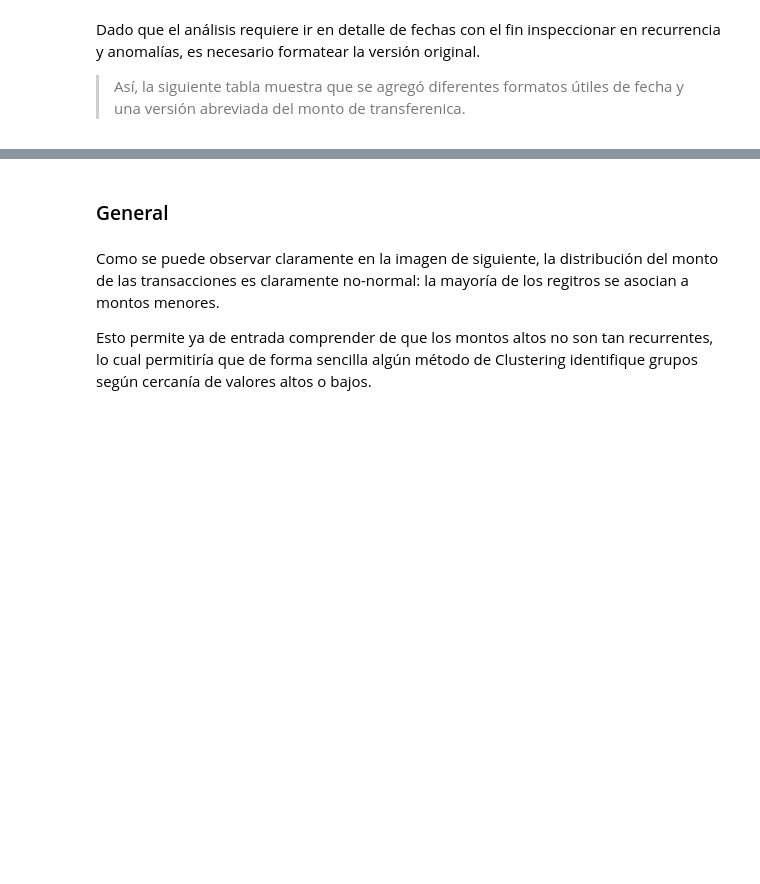
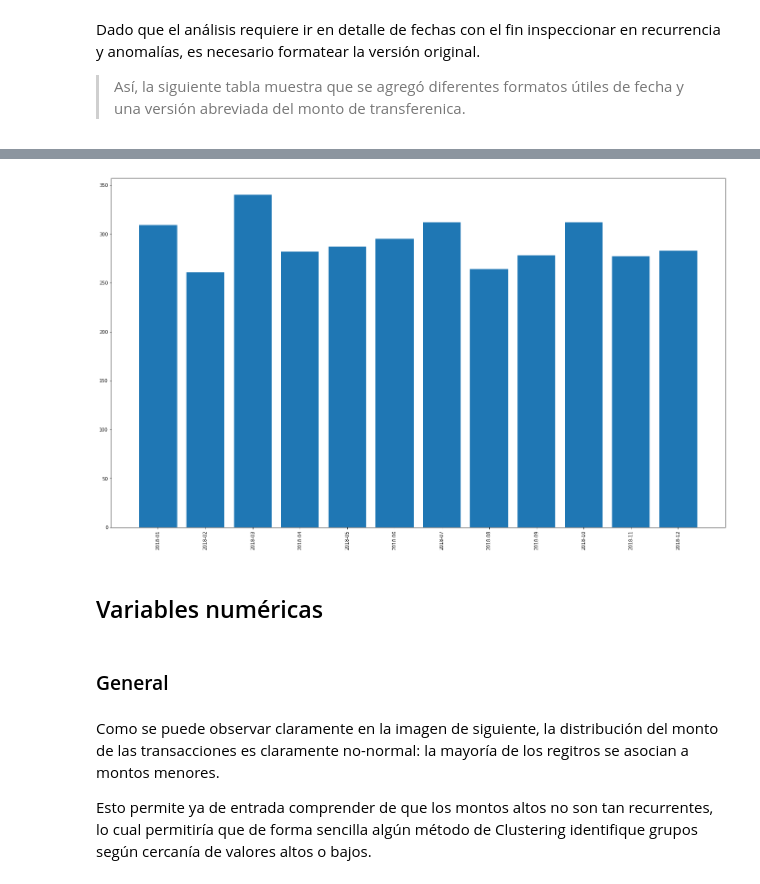
Before and after one commit to davidignacioam/practical_test_sura, a Jupyter notebook: Parte I - Prueba Técnica.ipynb, the cells around one changed output, grey strips where cells are left out. Drawn from its saved outputs; the diff is of its cells as text; code cells hidden in the pictures; blank space fills up the shorter version.

```diff
--- a/Parte I - Prueba Técnica.ipynb
+++ b/Parte I - Prueba Técnica.ipynb
@@ -288,3 +297,9 @@ df_merge
+# %%
+get_bar_plot_count(df_merge, 'date_month')
+# %% [output]
+[figure, added]
+# %% [markdown]
+## Variables numéricas
 # %% [markdown]
 ### General
 # %% [markdown]
```
Also changed, not shown: parts of 26 cells of this notebook, 2 other files.
